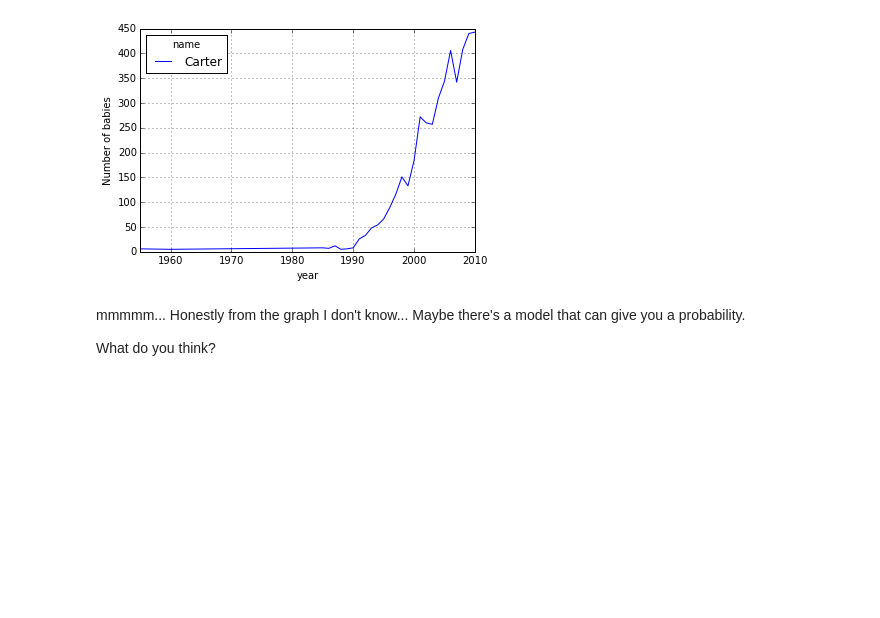
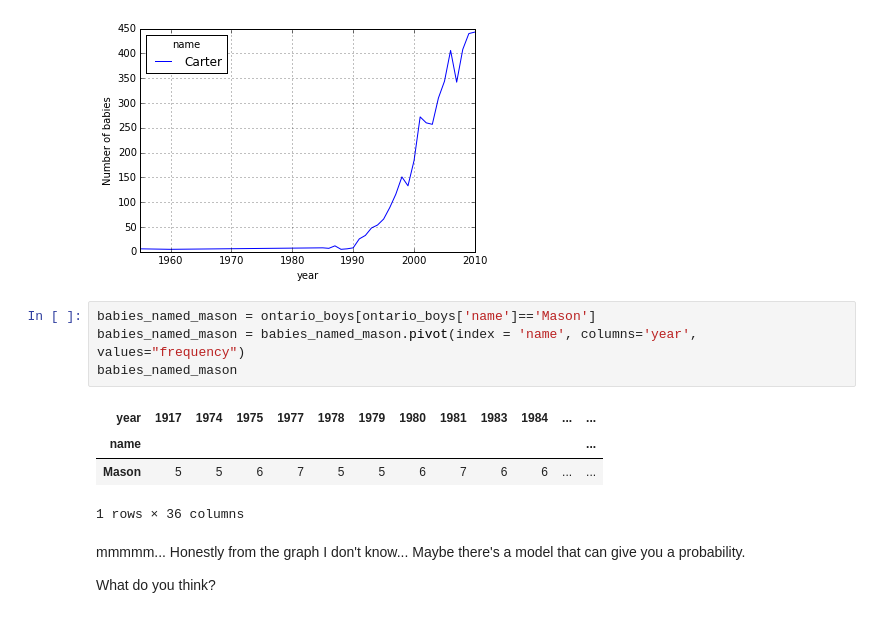
Before and after one commit to c0ns0le/ipython-notebooks, a Jupyter notebook: pydata/Baby boy names in Alberta and Ontario.ipynb, the cells around one changed output. Cells and saved outputs as stored; diff of their text form; blank space fills up the shorter version.

```diff
--- a/pydata/Baby boy names in Alberta and Ontario.ipynb
+++ b/pydata/Baby boy names in Alberta and Ontario.ipynb
@@ -513,6 +609,15 @@ fig = ax.get_figure()
 fig.savefig("Carter_ontario.png")
 # %% [output]
 [figure]
+# %%
+babies_named_mason = ontario_boys[ontario_boys['name']=='Mason']
+babies_named_mason = babies_named_mason.pivot(index = 'name', columns='year', values="frequency")
+babies_named_mason
+# %% [output]
+| year | 1917 | 1974 | 1975 | 1977 | 1978 | 1979 | 1980 | 1981 | 1983 | 1984 | ... | ... |
+| name |  |  |  |  |  |  |  |  |  |  |  | ... |
+| Mason | 5 | 5 | 6 | 7 | 5 | 5 | 6 | 7 | 6 | 6 | ... | ... |
+1 rows × 36 columns
 # %% [markdown]
 mmmmm... Honestly from the graph I don't know... Maybe there's a model that can give you a probability.
 
```
Also changed, not shown: parts of 14 cells of this notebook, 1 other file.
